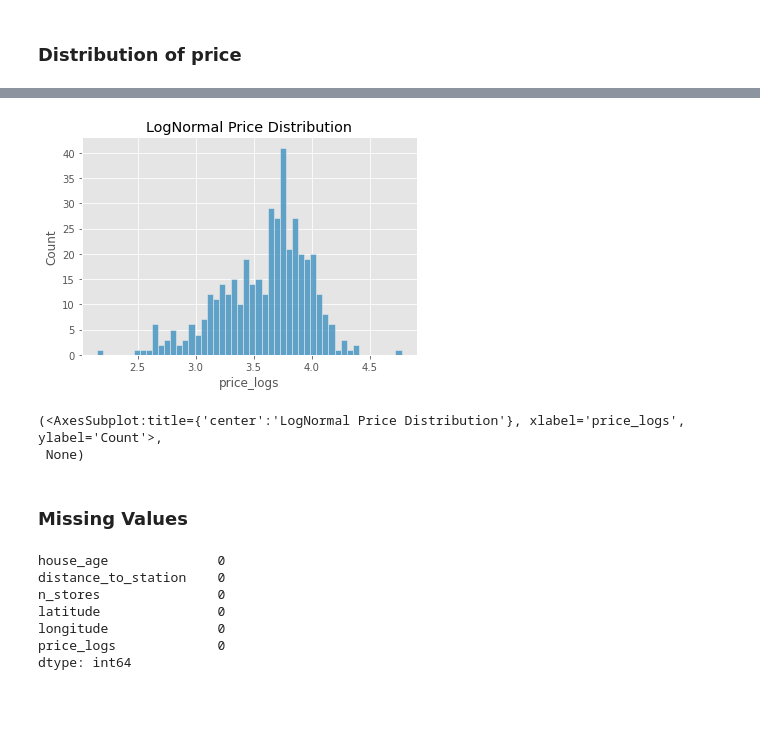
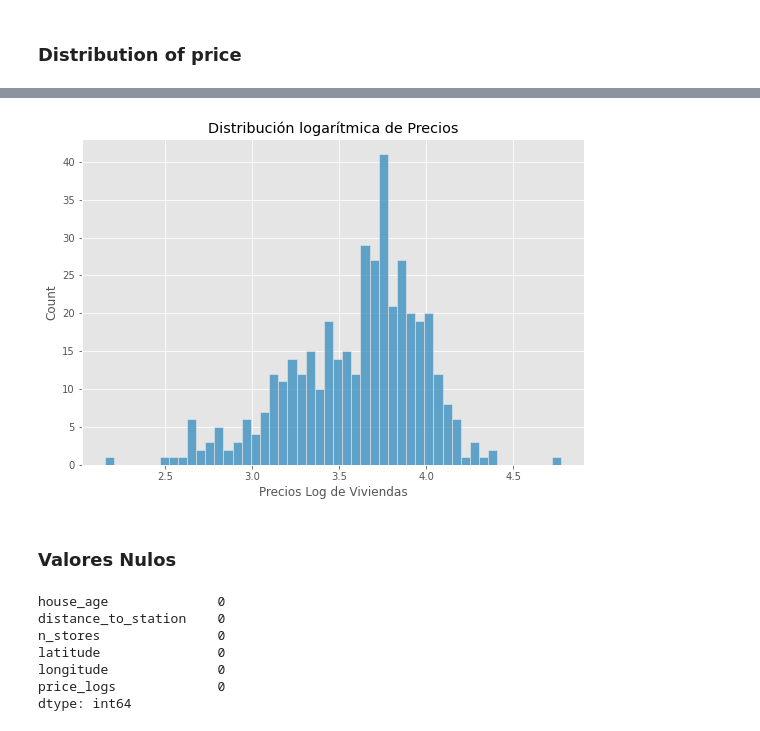
Before and after one commit to PabloJRW/Real_State-Regresssion, a Jupyter notebook: real_state.ipynb, the cells around one changed output, grey strips where cells are left out. Cells and saved outputs as stored; diff of their text form; code cells hidden in the pictures; blank space fills up the shorter version.

```diff
--- a/real_state.ipynb
+++ b/real_state.ipynb
@@ -28,6 +28,7 @@ import pydotplus
 # %%
 # Carga de los datos
-data = pd.read_excel("Real estate valuation data set.xlsx")
+data = pd.read_excel("Real estate valuation data set.xlsx", parse_dates=['X1 transaction date'])
+data['X1 transaction date'] = pd.to_datetime(data['X1 transaction date'])
 # %% [markdown]
 ## Data Preparation
 # %%
@@ -45,9 +46,6 @@ data.columns = ['no','transaction_date','house_age','distance_to_station','n_sto
 
 # Dropping column 'no'
 data.drop('no', axis=1, inplace=True)
-
-# Converting dtype of 'transaction_date'
-data['transaction_date'] = pd.to_datetime(data['transaction_date'], format='%Y/%m/%d')
 # %% [markdown]
 ## Exploratory Data Analysis
 # %%
@@ -99,19 +98,20 @@ sns.histplot(data.price, bins=50), plt.show()
 # %%
-# Converting price distribution to lognormal
-data['price_logs'] = np.log1p(data.price)
+# Conversión logarítmica de los precios
+def log_transformer(arr):
+    return np.log1p(arr)
 
-# Deleting old price from dataset
-del data['price']
+data['price_log'] = log_transformer(data['price'])
 # %%
-# Original price distribution
-plt.title('LogNormal Price Distribution')
-sns.histplot(data['price_logs'], bins=50), plt.show()
+# LogNormal price distribution
+fig, ax =plt.subplots(figsize=(9,6))
+plt.title('Distribución logarítmica de Precios')
+sns.histplot(data['price_log'], bins=50)
+ax.set_xlabel('Precios Log de Viviendas')
+plt.show()
 # %% [output]
-[figure, old version]
+[figure, new version]
-(<AxesSubplot:title={'center':'LogNormal Price Distribution'}, xlabel='price_logs', ylabel='Count'>,
- None)
 # %% [markdown]
-### Missing Values
+### Valores Nulos
 # %%
 data.isnull().sum()
 # %% [output]
```
Also changed, not shown: parts of 25 cells of this notebook, 4 other files.
